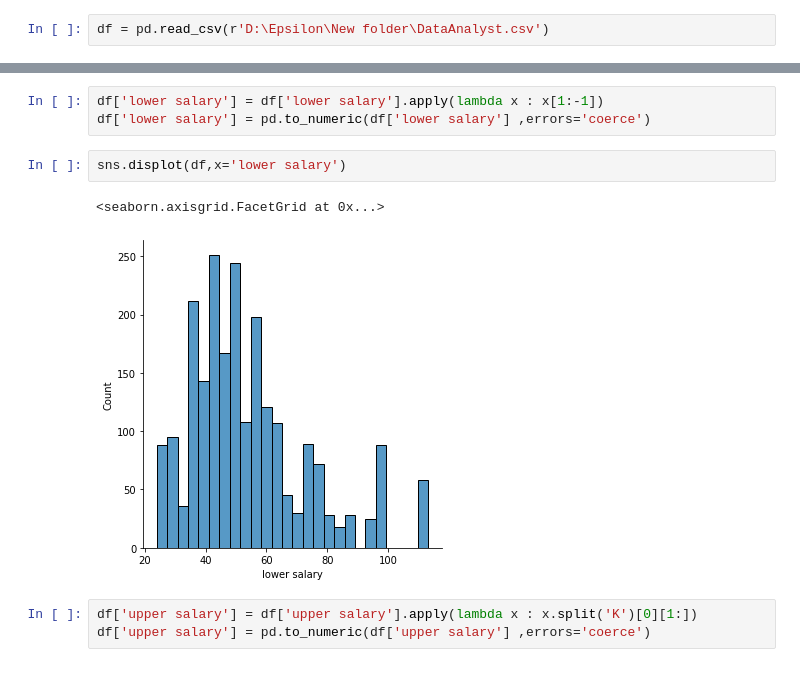
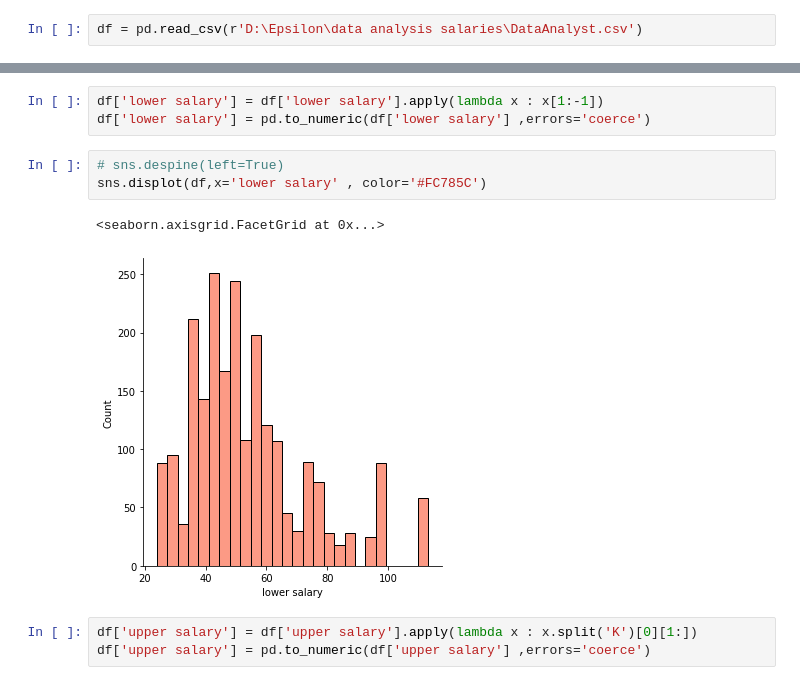
Before and after one commit to ahmed-2001M/Epsilon, a Jupyter notebook: data analysis salaries/fun.ipynb, the cells around one changed output, grey strips where cells are left out. Drawn from its saved outputs; the diff is of its cells as text.

```diff
--- a/data analysis salaries/fun.ipynb
+++ b/data analysis salaries/fun.ipynb
@@ -19,7 +18,7 @@ import numpy as np
 # %% [markdown]
 <center><h3>import and Explor data<center/>
 # %%
-df = pd.read_csv(r'D:\Epsilon\New folder\DataAnalyst.csv')
+df = pd.read_csv(r'D:\Epsilon\data analysis salaries\DataAnalyst.csv')
 # %%
 df.head()
 # %% [output]
@@ -151,10 +166,11 @@ Name: lower salary, dtype: object
 df['lower salary'] = df['lower salary'].apply(lambda x : x[1:-1])
 df['lower salary'] = pd.to_numeric(df['lower salary'] ,errors='coerce')
 # %%
-sns.displot(df,x='lower salary')
+# sns.despine(left=True)
+sns.displot(df,x='lower salary' , color='#FC785C')
 # %% [output]
 <seaborn.axisgrid.FacetGrid at 0x...>
-[figure, old version]
+[figure, new version]
 # %%
 df['upper salary'] = df['upper salary'].apply(lambda x : x.split('K')[0][1:])
 df['upper salary'] = pd.to_numeric(df['upper salary'] ,errors='coerce')
```
Also changed, not shown: parts of 43 cells of this notebook.
